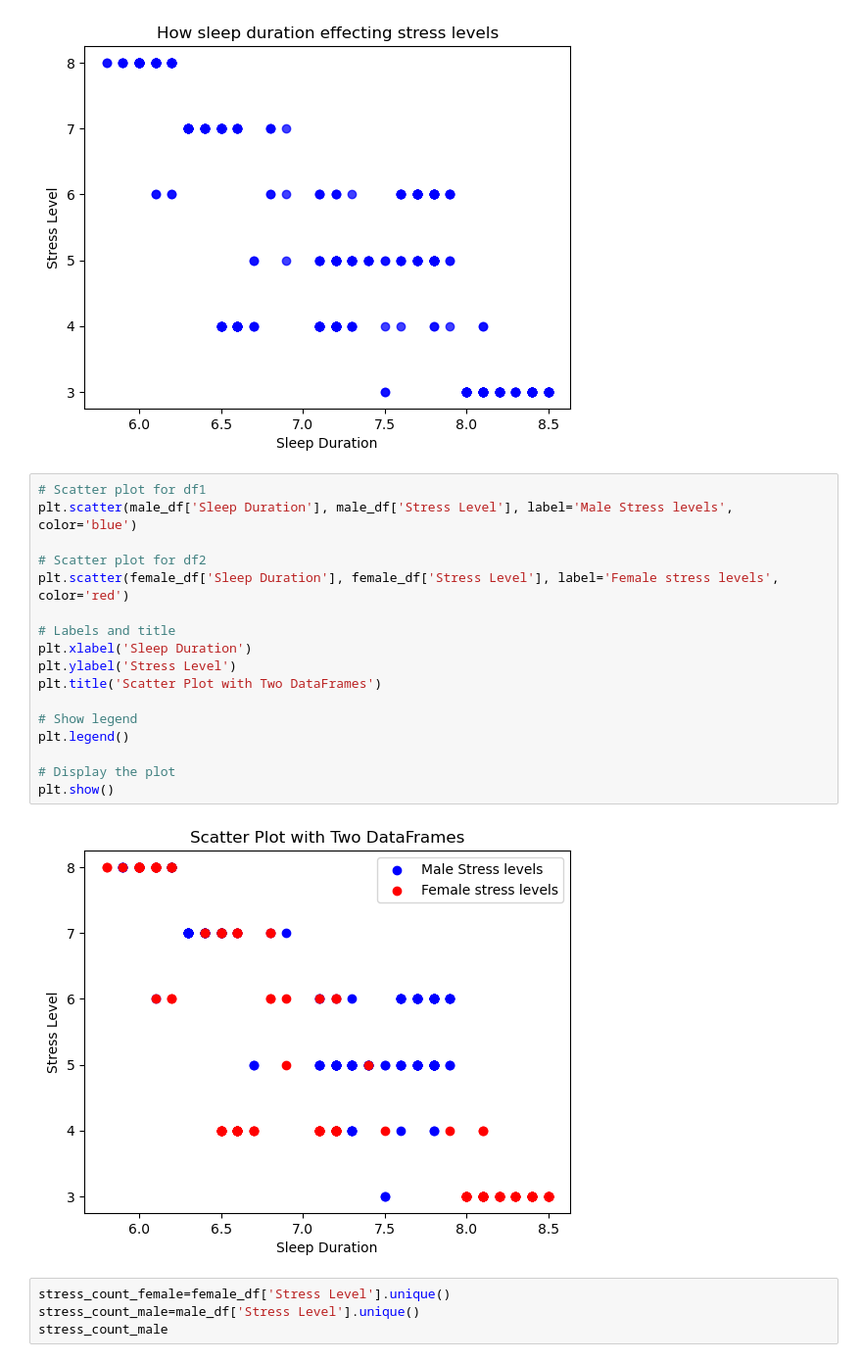
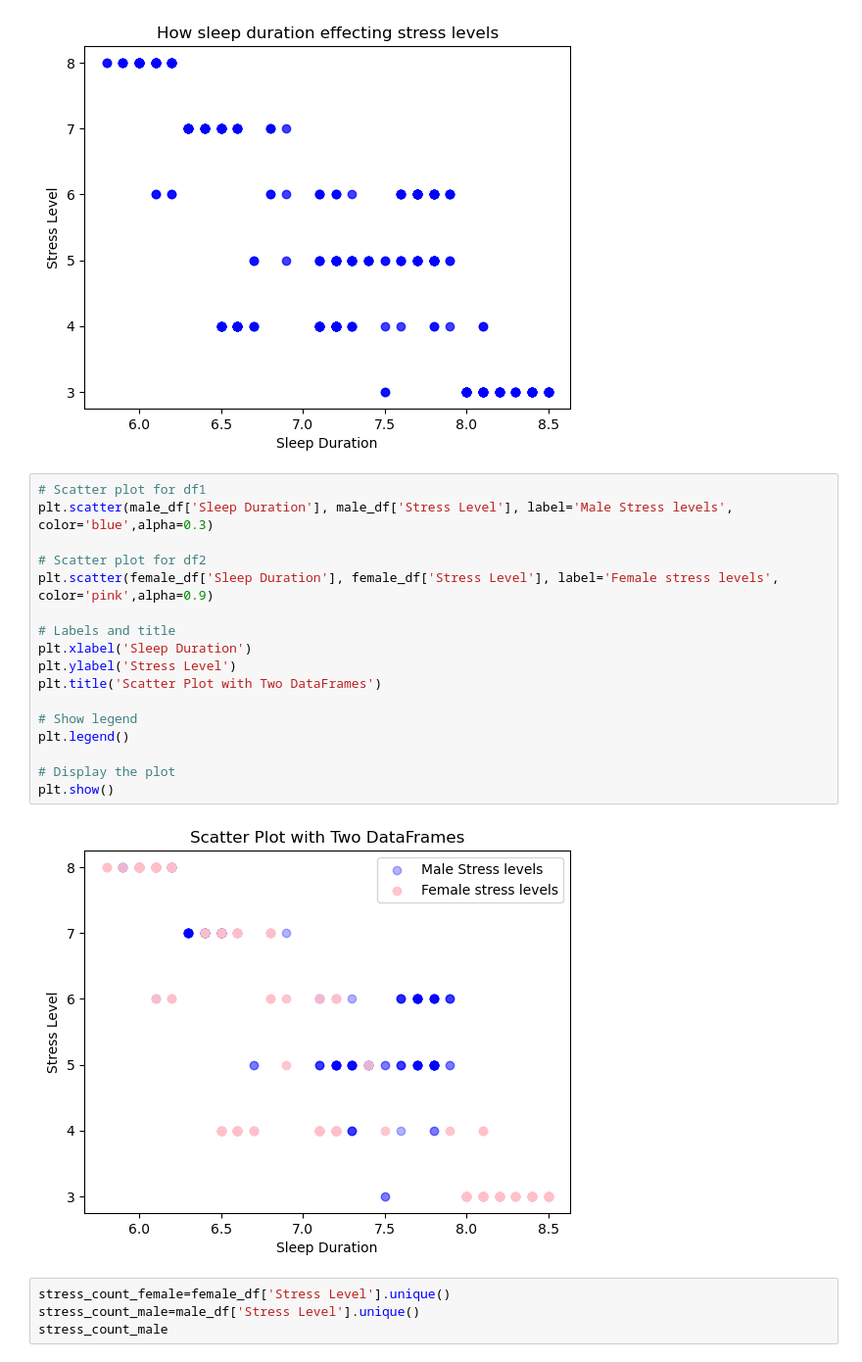
Before and after one commit to rfe123/umn_data_project_001, a Jupyter notebook: src/sleep.ipynb, the cells around one changed output. Shown: that part at 98% size. Drawn from its saved outputs; the diff is of its cells as text.

```diff
--- a/src/sleep.ipynb
+++ b/src/sleep.ipynb
@@ -84,23 +73,23 @@ plt.show()
 [figure]
 # %%
 # Scatter plot for df1
-plt.scatter(male_df['Sleep Duration'], male_df['Stress Level'], label='Male Stress levels', color='blue')
+plt.scatter(male_df['Sleep Duration'], male_df['Stress Level'], label='Male Stress levels', color='blue',alpha=0.3)
 
 # Scatter plot for df2
-plt.scatter(female_df['Sleep Duration'], female_df['Stress Level'], label='Female stress levels', color='red')
+plt.scatter(female_df['Sleep Duration'], female_df['Stress Level'], label='Female stress levels', color='pink',alpha=0.9)
 
 # Labels and title
 plt.xlabel('Sleep Duration')
 plt.ylabel('Stress Level')
 plt.title('Scatter Plot with Two DataFrames')
 
 # Show legend
 plt.legend()
 
 # Display the plot
 plt.show()
 # %% [output]
-[figure, old version]
+[figure, new version]
 # %%
 stress_count_female=female_df['Stress Level'].unique()
 stress_count_male=male_df['Stress Level'].unique()
```
Also changed, not shown: parts of 14 cells of this notebook, 5 other files.
